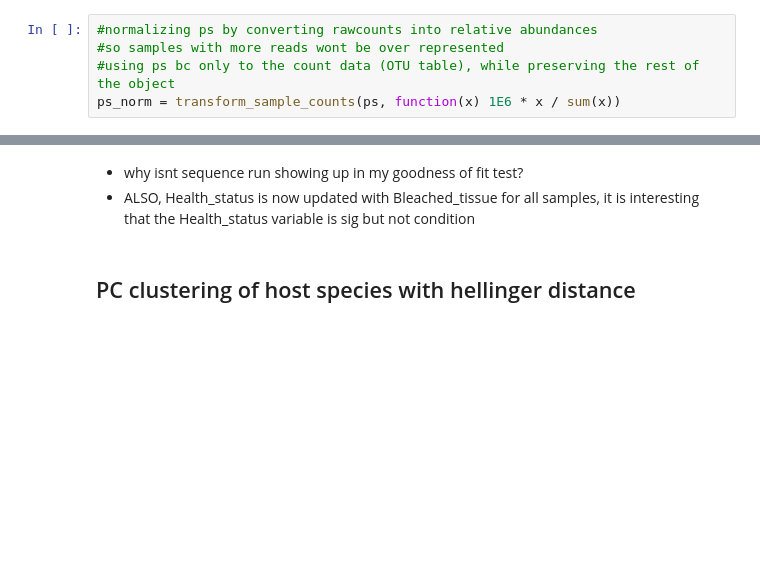
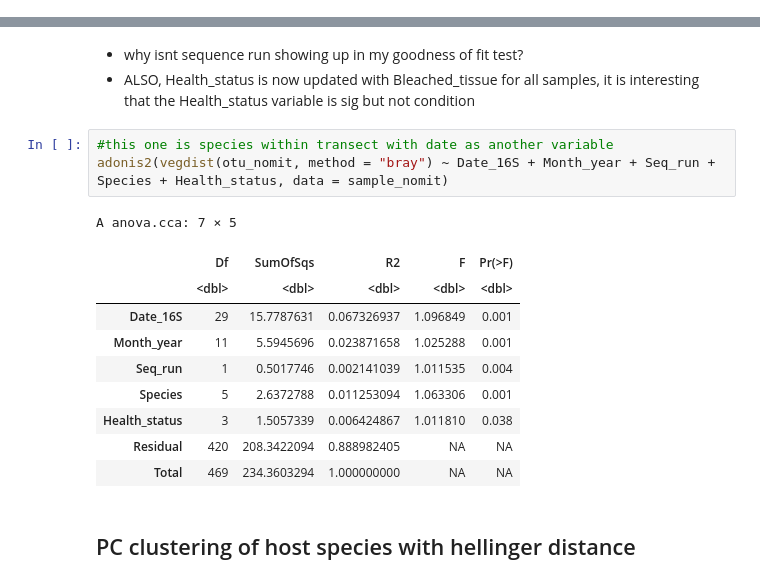
Before and after one commit to cdesouza02/BEL_16S_ITS2, a Jupyter notebook: BEL_16S_outputs/ordination_stats.ipynb, the cells around one changed output, grey strips where cells are left out. Drawn from its saved outputs; the diff is of its cells as text; blank space fills up the shorter version.

```diff
--- a/BEL_16S_outputs/ordination_stats.ipynb
+++ b/BEL_16S_outputs/ordination_stats.ipynb
@@ -19,11 +29,6 @@ phyloseq-class experiment-level object
 otu_table()   OTU Table:         [ 193447 taxa and 470 samples ]
 sample_data() Sample Data:       [ 470 samples by 9 sample variables ]
 tax_table()   Taxonomy Table:    [ 193447 taxa by 6 taxonomic ranks ]
-# %%
-#normalizing ps by converting rawcounts into relative abundances
-#so samples with more reads wont be over represented
-#using ps bc only to the count data (OTU table), while preserving the rest of the object
-ps_norm = transform_sample_counts(ps, function(x) 1E6 * x / sum(x))
 # %%
 #isolate just bacteria
 ps_norm_bac=subset_taxa(ps_norm, Kingdom=="Bacteria")
@@ -226,6 +238,20 @@ Number of permutations: 999
 # %% [markdown]
 - why isnt sequence run showing up in my goodness of fit test?
 - ALSO, Health_status is now updated with Bleached_tissue for all samples, it is interesting that the Health_status variable is sig but not condition
+# %%
+#this one is species within transect with date as another variable
+adonis2(vegdist(otu_nomit, method = "bray") ~ Date_16S + Month_year + Seq_run + Species + Health_status, data = sample_nomit)
+# %% [output]
+A anova.cca: 7 × 5
+|  | Df | SumOfSqs | R2 | F | Pr(>F) |
+|  | <dbl> | <dbl> | <dbl> | <dbl> | <dbl> |
+| Date_16S | 29 | 15.7787631 | 0.067326937 | 1.096849 | 0.001 |
+| Month_year | 11 | 5.5945696 | 0.023871658 | 1.025288 | 0.001 |
+| Seq_run | 1 | 0.5017746 | 0.002141039 | 1.011535 | 0.004 |
+| Species | 5 | 2.6372788 | 0.011253094 | 1.063306 | 0.001 |
+| Health_status | 3 | 1.5057339 | 0.006424867 | 1.011810 | 0.038 |
+| Residual | 420 | 208.3422094 | 0.888982405 | NA | NA |
+| Total | 469 | 234.3603294 | 1.000000000 | NA | NA |
 # %% [markdown]
 ## PC clustering of host species with hellinger distance
 # %% [markdown]
```
Also changed, not shown: parts of 3 cells of this notebook, 2 other files.
